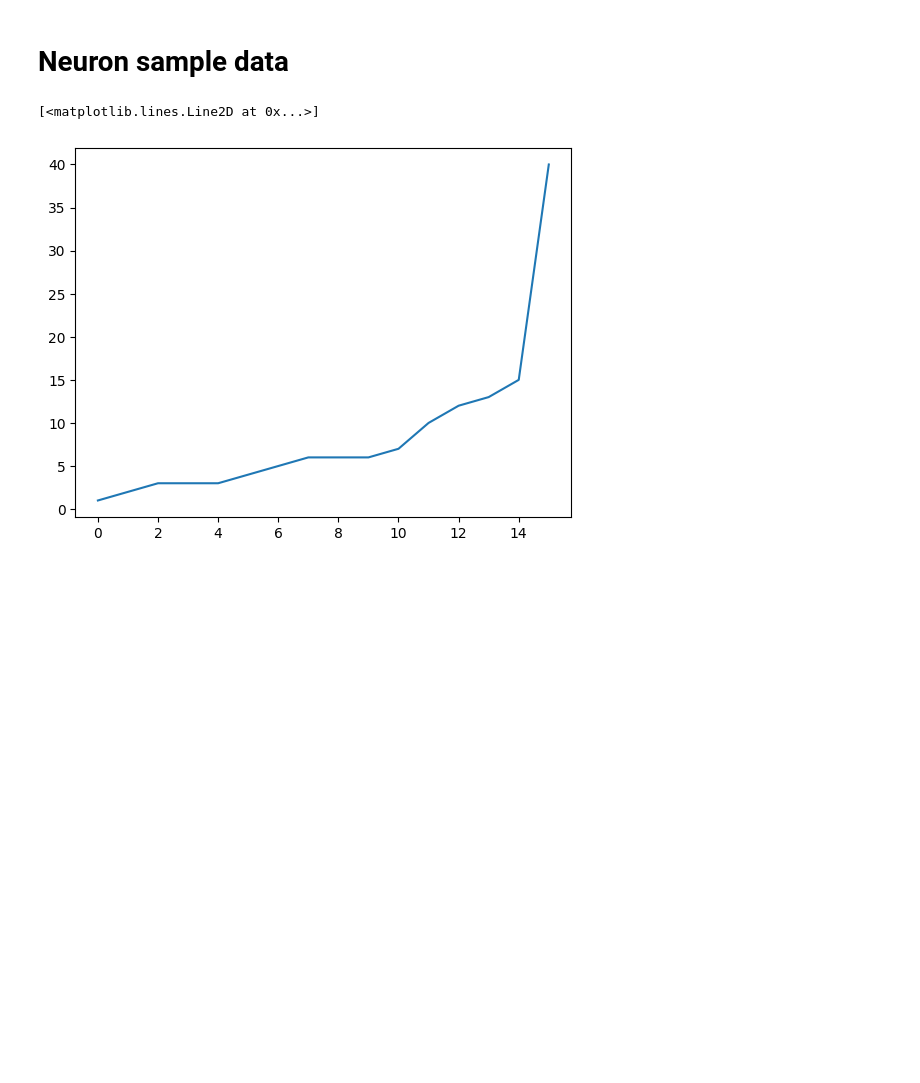
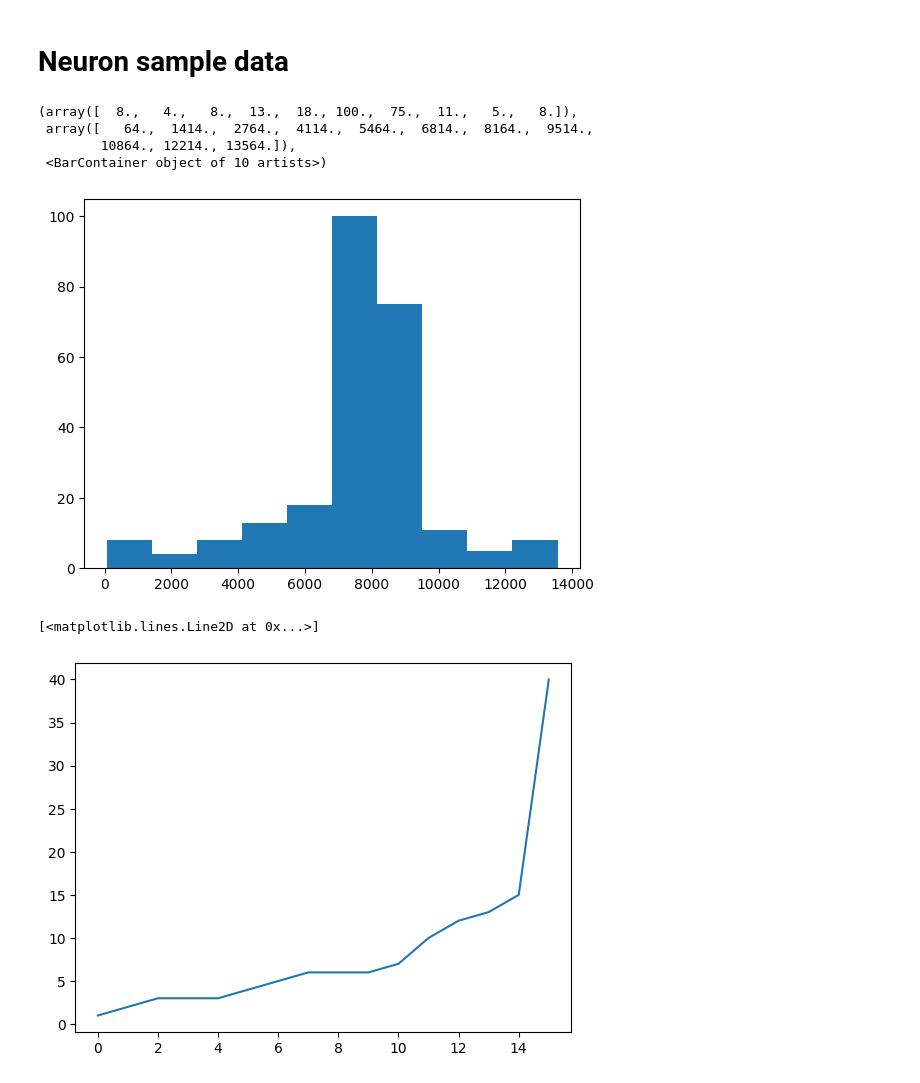
Before and after one commit to mattsmiths/biol470, a Jupyter notebook: week8/BIOL470_spikeProc.ipynb, the cells around one changed output. Cells and saved outputs as stored; diff of their text form; code cells hidden in the pictures; blank space fills up the shorter version.

```diff
--- a/week8/BIOL470_spikeProc.ipynb
+++ b/week8/BIOL470_spikeProc.ipynb
@@ -168,6 +191,14 @@ data1 = [ 4752.,  4036.,  3784.,  3884.,  3976.,  3976.,  3872.,  3660.,
         7996.,  8160.,  8292.,  8360.,  8404.,  8452.,  8528.,  8592.,
         8560.,  8500.,  8432.,  8352.,  8292.,  8264.,  8356.,  8312.,
         8212.,  8084.]
+# %%
+plt.hist(data1)
+# %% [output]
+(array([  8.,   4.,   8.,  13.,  18., 100.,  75.,  11.,   5.,   8.]),
+ array([   64.,  1414.,  2764.,  4114.,  5464.,  6814.,  8164.,  9514.,
+        10864., 12214., 13564.]),
+ <BarContainer object of 10 artists>)
+[figure, added]
 # %%
 # here is a sample line plot
 
```
Also changed, not shown: parts of 18 cells of this notebook.
